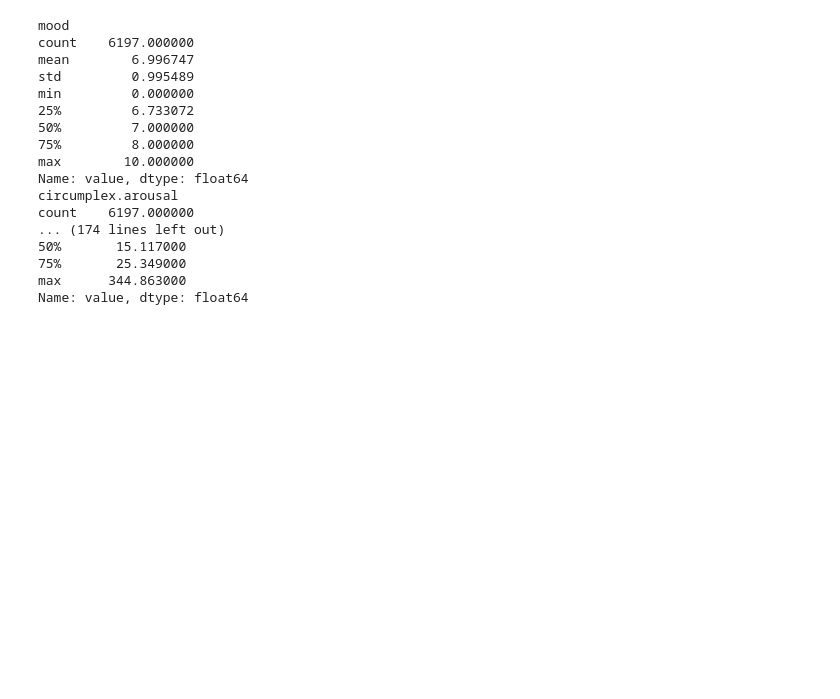
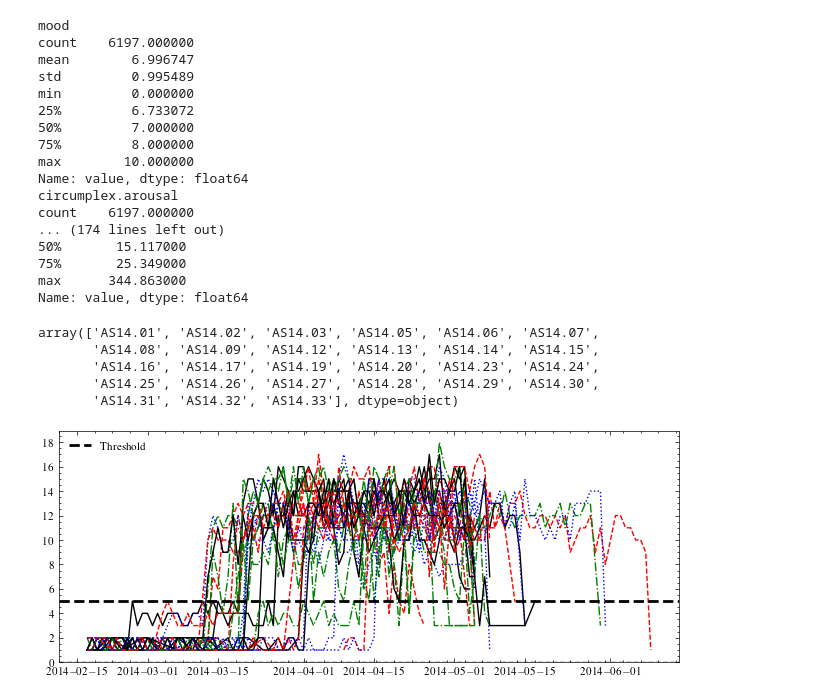
Before and after one commit to rapsac2010/learning-to-rank-expedia-vu, a Jupyter notebook: src/data_cleaning.ipynb, the cells around one changed output. Cells and saved outputs as stored; diff of their text form; code cells hidden in the pictures; blank space fills up the shorter version.

Commit message:
added n_vars over time

```diff
--- a/src/data_cleaning.ipynb
+++ b/src/data_cleaning.ipynb
@@ -73,7 +73,7 @@ for var in appVars:
     df.drop(idx, axis=0, inplace=True)
 
     # Get all idx where value is larger than 97.5th percentile
-    upper_bound = df_agg_nocap[var + '_sum'].quantile(0.975)
+    upper_bound = df_agg_nocap[var + '_sum'].quantile(0.95)
     idx_98 = df_var_cur[df_var_cur['value'] > upper_bound].index
     mean_cur = df_var_cur['value'].mean()
 
@@ -249,0 +203,41 @@ full_df_new
+# %%
+res_dict = {}
+for person in tqdm(df_imputed['id'].unique()):
+    df_person = df_imputed[df_imputed['id'] == person]
+    df_person = df_person.sort_values(by='time')
+
+    n_vars_df = pd.DataFrame(columns=['time', 'n_variables'])
+    for day in df_person['time'].dt.date.unique():
+        df_day = df_person[df_person['time'].dt.date == day]
+        n_variables = len(df_day['variable'].unique())
+        n_vars_df = pd.concat([n_vars_df, pd.DataFrame({'time': [day], 'n_variables': [n_variables]})])
+
+    res_dict[person] = n_vars_df
+# %%
+df_imputed['id'].unique()
+# %% [output]
+array(['AS14.01', 'AS14.02', 'AS14.03', 'AS14.05', 'AS14.06', 'AS14.07',
+       'AS14.08', 'AS14.09', 'AS14.12', 'AS14.13', 'AS14.14', 'AS14.15',
+       'AS14.16', 'AS14.17', 'AS14.19', 'AS14.20', 'AS14.23', 'AS14.24',
+       'AS14.25', 'AS14.26', 'AS14.27', 'AS14.28', 'AS14.29', 'AS14.30',
+       'AS14.31', 'AS14.32', 'AS14.33'], dtype=object)
+# %%
+# Plot n_variables vs time for all people in one figure
+# No legend
+
+import matplotlib.pyplot as plt
+import matplotlib.ticker as ticker
+
+fig, ax = plt.subplots(figsize=(8,3))
+for person in df_imputed['id'].unique():
+    df_person = res_dict[person]
+    ax.plot(df_person['time'], df_person['n_variables'])
+ax.axhline(0, color = 'black', linestyle = '--')
+ax.set_ylim(bottom=0)
+ax.axhline(5, color = 'black', linestyle = '--', linewidth = 2, label = 'Threshold')
+ax.legend(loc='upper left')
+ax.yaxis.set_major_locator(ticker.MaxNLocator(integer=True))
+
+plt.savefig('figures/n_variables.pdf', bbox_inches='tight')
+# %% [output]
+[figure, added]
```
Also changed, not shown: parts of 3 cells of this notebook.
